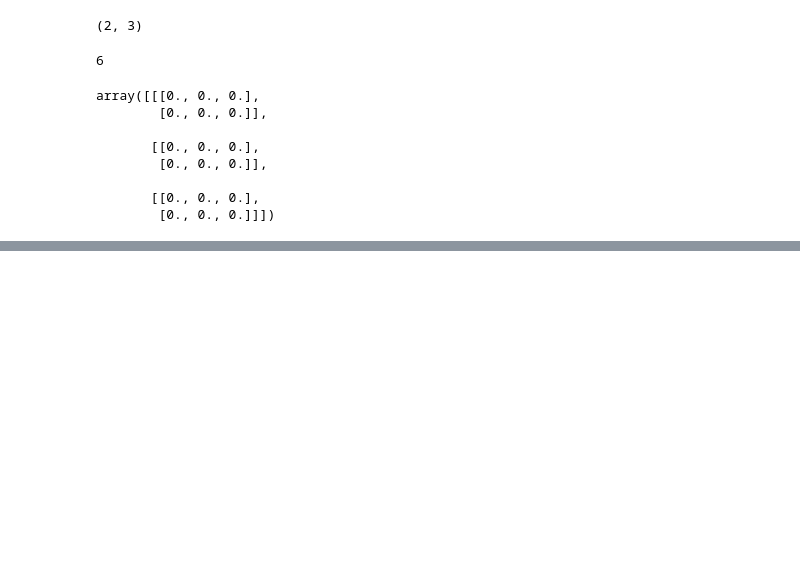
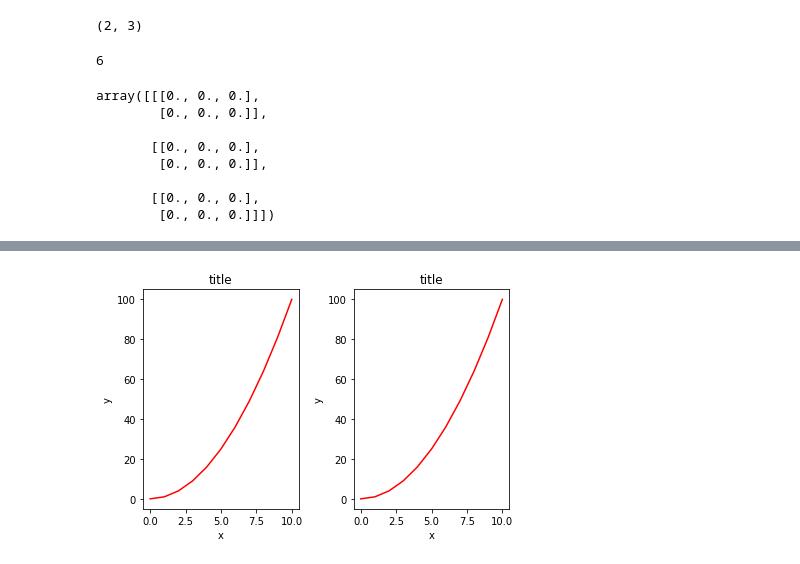
Before and after one commit to sonulen/Teaching_sandbox, a Jupyter notebook: Programming_on_python:_beginner/programming_on_py.ipynb, the cells around one changed output, grey strips where cells are left out. Drawn from its saved outputs; the diff is of its cells as text; code cells hidden in the pictures; blank space fills up the shorter version.

```diff
--- a/Programming_on_python:_beginner/programming_on_py.ipynb
+++ b/Programming_on_python:_beginner/programming_on_py.ipynb
@@ -1332,0 +1369,12 @@ array([[[0., 0., 0.],
+# %%
+fig, axes = subplots(nrows=1, ncols=2)
+
+for ax in axes:
+    ax.plot(x, y, 'r')
+    ax.set_xlabel('x')
+    ax.set_ylabel('y')
+    ax.set_title('title')
+
+fig.tight_layout()
+# %% [output]
+[figure, added]
```
Also changed, not shown: parts of 5 cells of this notebook.
